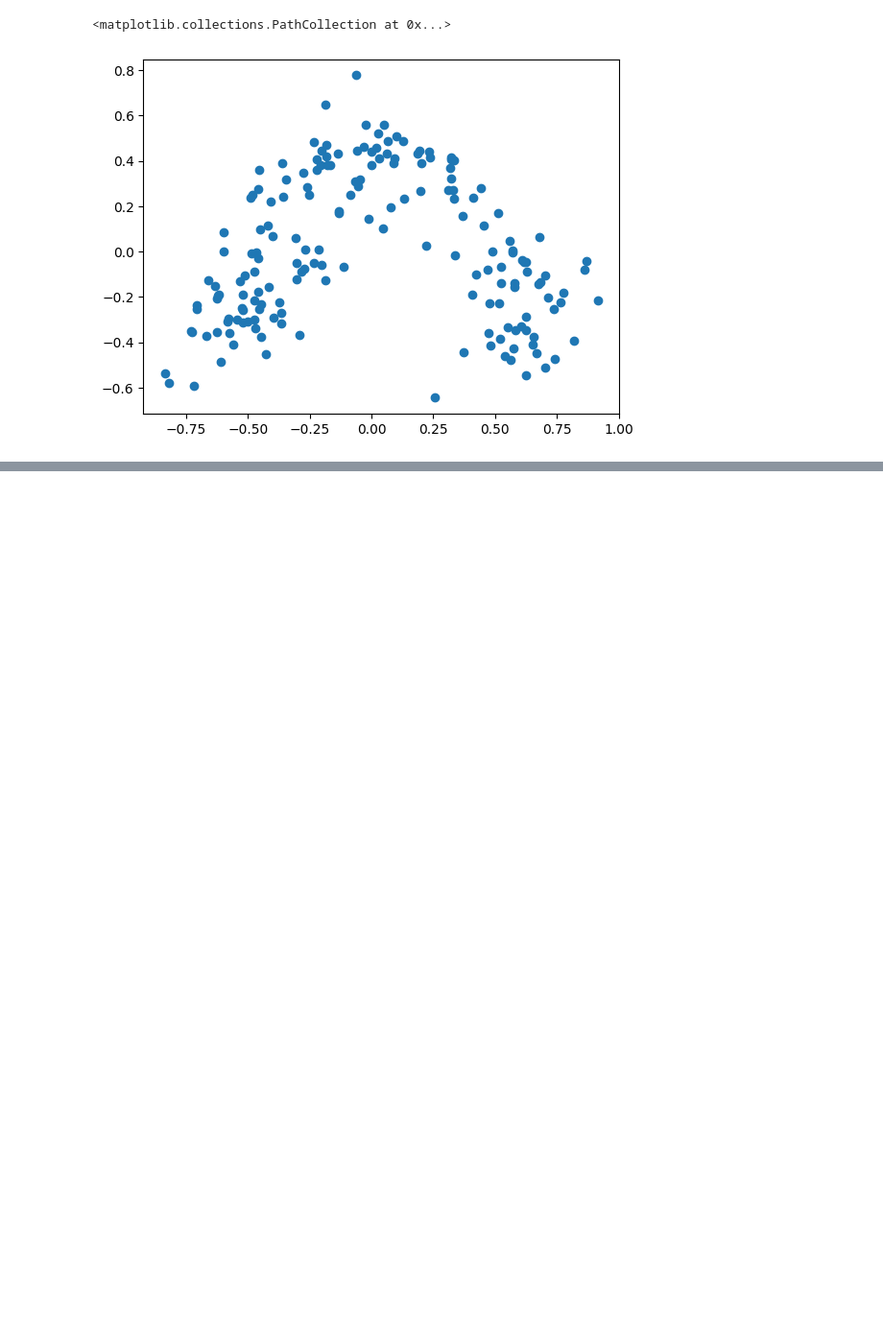
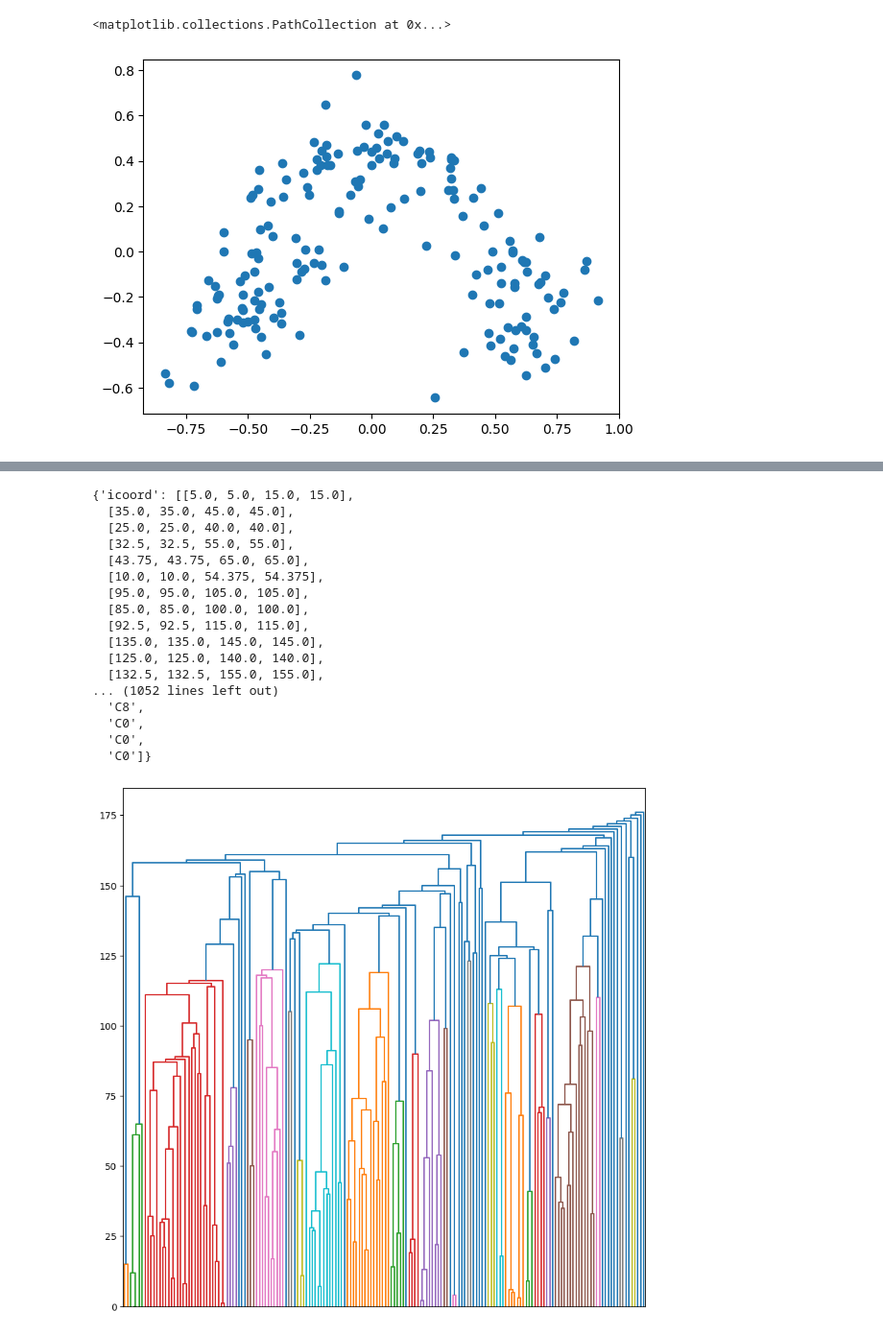
Before and after one commit to TaeYounKwon/Self-Project-Dev, a Jupyter notebook: JupyterNotebook_Unsupervised Learning_Clustering/Unsupervised Learning.ipynb, the cells around one changed output, grey strips where cells are left out. Shown at 96% size. Cells and saved outputs as stored; diff of their text form; code cells hidden in the pictures; blank space fills up the shorter version.

```diff
--- a/JupyterNotebook_Unsupervised Learning_Clustering/Unsupervised Learning.ipynb
+++ b/JupyterNotebook_Unsupervised Learning_Clustering/Unsupervised Learning.ipynb
@@ -133,0 +197,39 @@ plt.scatter(data[:,0],data[:,1],c=cluster, edgecolor='black', linewidths=1)
+# %%
+from scipy.cluster.hierarchy import dendrogram
+'''
+Usually hierachy dendrogram requires users to cut off from the certain weight
+so that the datas are divided with right category
+but in this case, Since we set up 'n_clusters=3'
+It will automatically find the line where datas are divide into 3,
+and set that point as a weight
+
+'''
+
+
+
+plt.figure(figsize=(10,10))
+children = single_clustering.children_
+distance = np.arange(children.shape[0])
+no_of_observations = np.arange(2,children.shape[0]+2)
+linkage_matrix = np.column_stack([children,distance,no_of_observations]).astype(float)
+
+dendrogram(linkage_matrix, p=len(data), labels=single_cluster, show_contracted=True, no_labels=True)
+# %% [output]
+{'icoord': [[5.0, 5.0, 15.0, 15.0],
+  [35.0, 35.0, 45.0, 45.0],
+  [25.0, 25.0, 40.0, 40.0],
+  [32.5, 32.5, 55.0, 55.0],
+  [43.75, 43.75, 65.0, 65.0],
+  [10.0, 10.0, 54.375, 54.375],
+  [95.0, 95.0, 105.0, 105.0],
+  [85.0, 85.0, 100.0, 100.0],
+  [92.5, 92.5, 115.0, 115.0],
+  [135.0, 135.0, 145.0, 145.0],
+  [125.0, 125.0, 140.0, 140.0],
+  [132.5, 132.5, 155.0, 155.0],
+... (1052 lines left out)
+  'C8',
+  'C0',
+  'C0',
+  'C0']}
+[figure, added]
```
Also changed, not shown: parts of 14 cells of this notebook, 2 other files.
